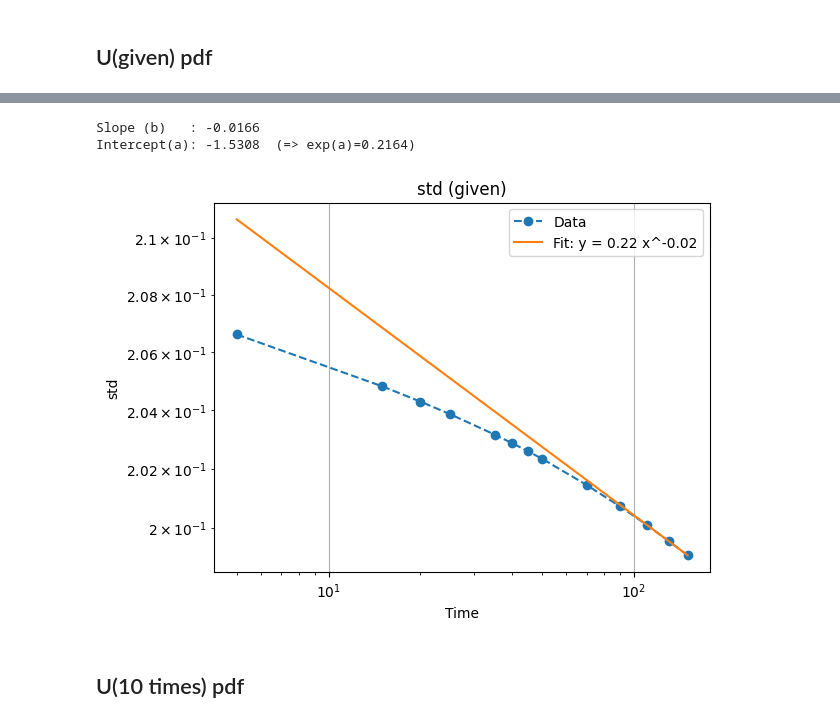
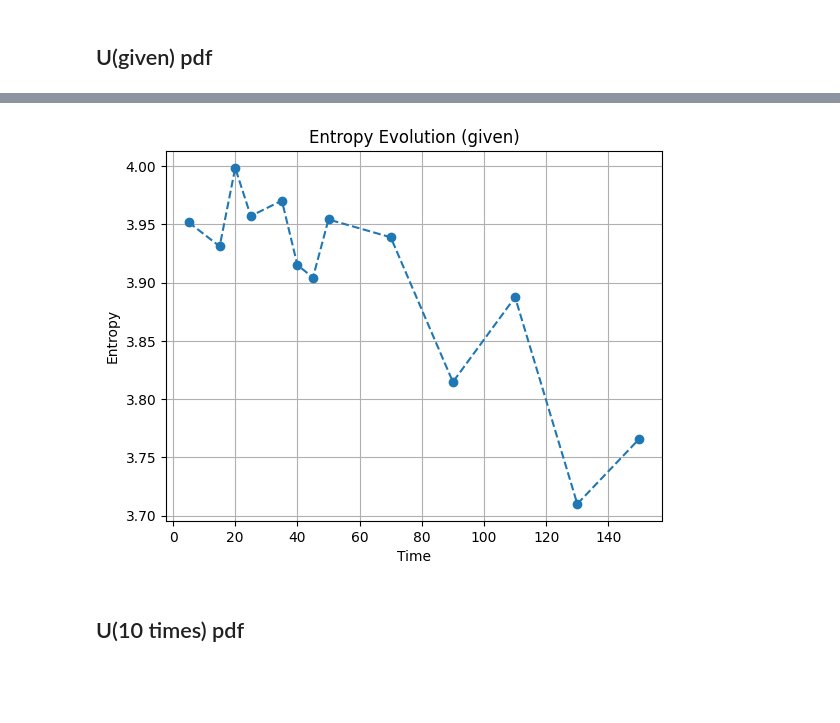
Before and after one commit to red1ithink/flow, a Jupyter notebook: 2d_decay/statistic_analysis.ipynb, the cells around one changed output, grey strips where cells are left out. Saved outputs shown, nothing was run; the diff lists cells and outputs as text; code cells hidden in the pictures; blank space fills up the shorter version.

```diff
--- a/2d_decay/statistic_analysis.ipynb
+++ b/2d_decay/statistic_analysis.ipynb
@@ -138,7 +194,7 @@ def vor_stat(file, entropies, std_devs, sigma, mean_devs, time):
     # histogram
     #plt.hist(data, bins=100, density=True, alpha=0.4, label=f"t = {t}")
     # 히스토그램 계산
-    hist, bin_edges = np.histogram(data, bins=100, density=True)
+    hist, bin_edges = np.histogram(data, bins=512, density=True)
 
     # 엔트로피 계산
     H = entropy(hist)
@@ -163,7 +219,7 @@ def vel_stat(file, entropies, std_devs, sigma, mean_devs, time):
     data = np.array(data)
 
     #plt.hist(data, bins=100, density=True, alpha=0.4, label=f"t = {t}")
-    hist, bin_edges = np.histogram(data, bins=100, density=True)
+    hist, bin_edges = np.histogram(data, bins=512, density=True)
 
     # 엔트로피 계산
     H = entropy(hist)
@@ -515,0 +580,17 @@ Intercept(a): 1.7546  (=> exp(a)=5.7811)
+# %%
+plt.plot(time4, sigma4, marker='o', linestyle='--')
+plt.title("std")
+plt.xlabel("Time")
+plt.ylabel("std")
+plt.grid(True)
+plt.show()
+
+plt.figure()
+a4, b4, fitted_sigma4 = fitting(time4, sigma4, 1)
+
+plt.title("std (2x)")
+plt.xlabel("Time")
+plt.ylabel("std")
+plt.grid(True)
+plt.legend()
+plt.show()
@@ -573,3 +659,18 @@ t = 40.0    |   Sigma = 0.2259203371   |   11303.4297
 t = 45.0    |   Sigma = 0.2022806959   |   15537.6353
 t = 50.0    |   Sigma = 0.1827539059   |   20811.1157
 [figure]
+# %%
+# 2x
+time_regression4 = []
+for i in range (0, 9):
+    time = (std_devs2[i][1] / np.exp(a4))**(1/b4)
+    time_regression4.append(time)
+plt.title('2x')
+plt.xlabel('time of 10 times case')
+plt.ylabel('time of 2x case')
+plt.plot(time2, time_regression4)
+
+print("Time (t)   |   Standard Deviation   |   Time expected")
+print("-----------------------------------------------------")
+for (t, std), time_expected in zip(std_devs2, time_regression4):
+    print(f"t = {t:<7} |   Sigma = {std:.10f}   |   {time_expected:.4f}")
@@ -646,18 +776,13 @@ plt.show()
 # %%
-plt.figure()
-a_u, b_u, fitted_sigma_u = fitting(time_u, sigma_u, -3)
 
-# 시각화 옵션
-plt.title("std (given)")
+plt.plot(time_u, entropies_u, marker='o', linestyle='--')
+plt.title("Entropy Evolution (given)")
 plt.xlabel("Time")
-plt.ylabel("std")
+plt.ylabel("Entropy")
 plt.grid(True)
-plt.legend()
 plt.show()
 # %% [output]
-Slope (b)   : -0.0166
-Intercept(a): -1.5308  (=> exp(a)=0.2164)
-[figure, old version]
+[figure, new version]
 # %% [markdown]
 ## U(10 times) pdf ##
 # %%
```
Also changed, not shown: parts of 25 cells of this notebook, 1 other file.
